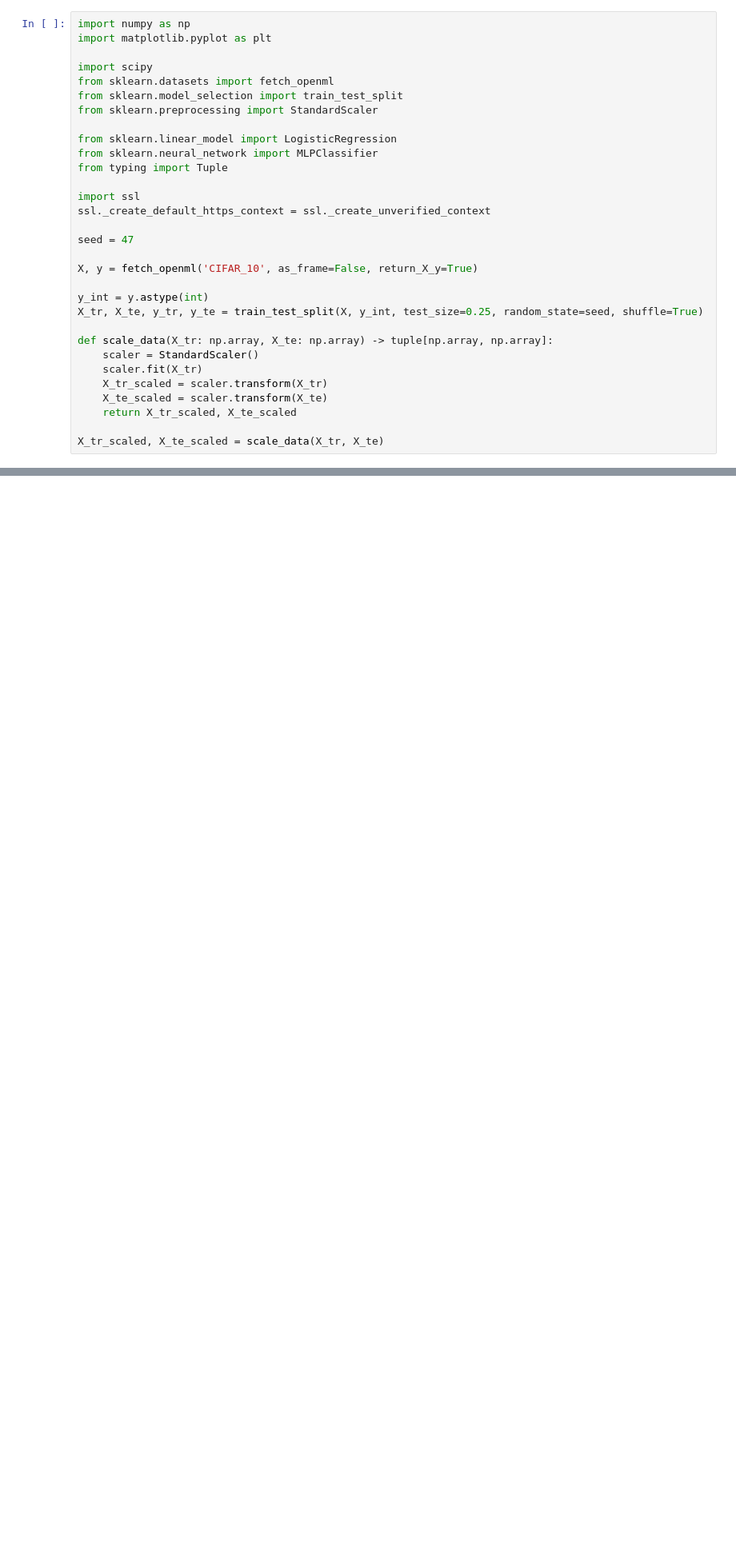
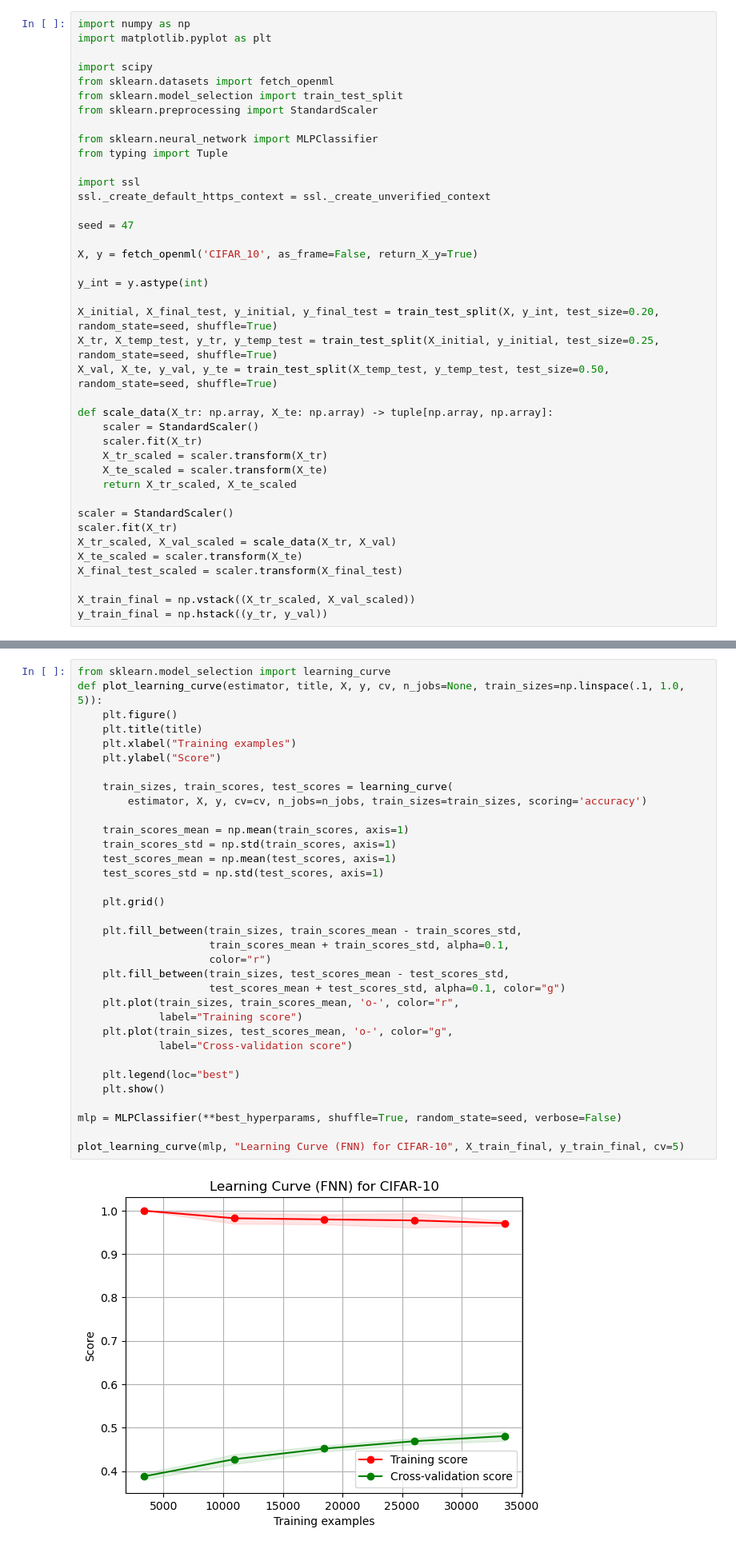
Before and after one commit to Shellyyy2003/CS178, a Jupyter notebook: FNN.ipynb, the cells around one changed output, grey strips where cells are left out. Shown at 80% size. Cells and saved outputs as stored; diff of their text form; blank space fills up the shorter version.

Commit message:
Added plots

```diff
--- a/FNN.ipynb
+++ b/FNN.ipynb
@@ -7,7 +7,6 @@ from sklearn.datasets import fetch_openml
 from sklearn.model_selection import train_test_split
 from sklearn.preprocessing import StandardScaler
 
-from sklearn.linear_model import LogisticRegression
 from sklearn.neural_network import MLPClassifier
 from typing import Tuple
 
@@ -19,7 +18,10 @@ seed = 47
 X, y = fetch_openml('CIFAR_10', as_frame=False, return_X_y=True)
 
 y_int = y.astype(int)
-X_tr, X_te, y_tr, y_te = train_test_split(X, y_int, test_size=0.25, random_state=seed, shuffle=True)
+
+X_initial, X_final_test, y_initial, y_final_test = train_test_split(X, y_int, test_size=0.20, random_state=seed, shuffle=True)
+X_tr, X_temp_test, y_tr, y_temp_test = train_test_split(X_initial, y_initial, test_size=0.25, random_state=seed, shuffle=True)
+X_val, X_te, y_val, y_te = train_test_split(X_temp_test, y_temp_test, test_size=0.50, random_state=seed, shuffle=True)
 
 def scale_data(X_tr: np.array, X_te: np.array) -> tuple[np.array, np.array]:
     scaler = StandardScaler()
@@ -28,7 +30,14 @@ def scale_data(X_tr: np.array, X_te: np.array) -> tuple[np.array, np.array]:
     X_te_scaled = scaler.transform(X_te)
     return X_tr_scaled, X_te_scaled
 
-X_tr_scaled, X_te_scaled = scale_data(X_tr, X_te)
+scaler = StandardScaler()
+scaler.fit(X_tr)
+X_tr_scaled, X_val_scaled = scale_data(X_tr, X_val)
+X_te_scaled = scaler.transform(X_te)
+X_final_test_scaled = scaler.transform(X_final_test)
+
+X_train_final = np.vstack((X_tr_scaled, X_val_scaled))
+y_train_final = np.hstack((y_tr, y_val))
 # %%
 from sklearn.metrics import accuracy_score
 def errors_for_train_sizes_mlp(X_tr: np.array, y_tr: np.array, X_te: np.array, y_te: np.array, seed: int, train_sizes: list[int]) -> tuple[list, list, list, list]:
@@ -95,0 +130,36 @@ def plot_errors_for_train_sizes_mlp_lr(tr_err_mlp: list, te_err_mlp: list, tr_er
+# %%
+from sklearn.model_selection import learning_curve
+def plot_learning_curve(estimator, title, X, y, cv, n_jobs=None, train_sizes=np.linspace(.1, 1.0, 5)):
+    plt.figure()
+    plt.title(title)
+    plt.xlabel("Training examples")
+    plt.ylabel("Score")
+
+    train_sizes, train_scores, test_scores = learning_curve(
+        estimator, X, y, cv=cv, n_jobs=n_jobs, train_sizes=train_sizes, scoring='accuracy')
+
+    train_scores_mean = np.mean(train_scores, axis=1)
+    train_scores_std = np.std(train_scores, axis=1)
+    test_scores_mean = np.mean(test_scores, axis=1)
+    test_scores_std = np.std(test_scores, axis=1)
+
+    plt.grid()
+
+    plt.fill_between(train_sizes, train_scores_mean - train_scores_std,
+                     train_scores_mean + train_scores_std, alpha=0.1,
+                     color="r")
+    plt.fill_between(train_sizes, test_scores_mean - test_scores_std,
+                     test_scores_mean + test_scores_std, alpha=0.1, color="g")
+    plt.plot(train_sizes, train_scores_mean, 'o-', color="r",
+             label="Training score")
+    plt.plot(train_sizes, test_scores_mean, 'o-', color="g",
+             label="Cross-validation score")
+
+    plt.legend(loc="best")
+    plt.show()
+
+mlp = MLPClassifier(**best_hyperparams, shuffle=True, random_state=seed, verbose=False)
+
+plot_learning_curve(mlp, "Learning Curve (FNN) for CIFAR-10", X_train_final, y_train_final, cv=5)
+# %% [output]
+[figure, added]
```
Also changed, not shown: parts of 6 cells of this notebook.
